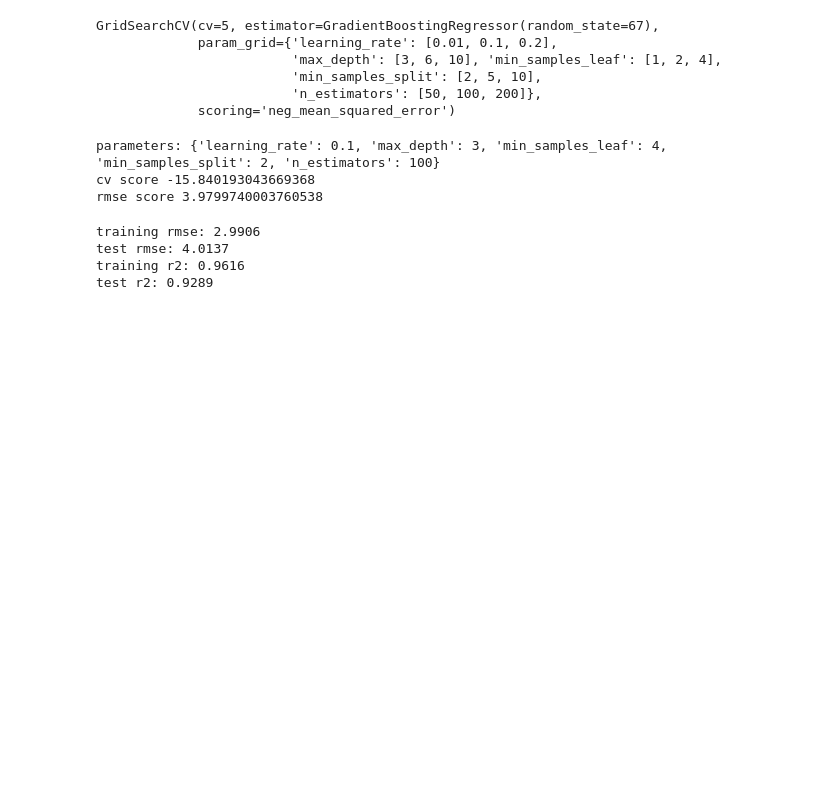
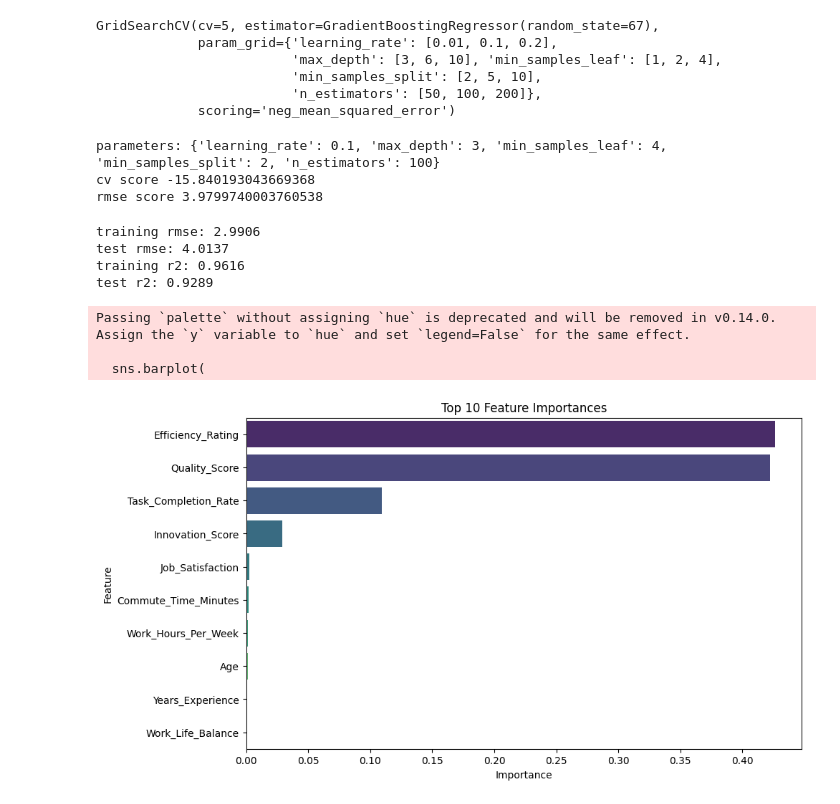
Before and after one commit to CS133-DataVisualization/term-project-couch-potatoes-group-5, a Jupyter notebook: xgboost.ipynb, the cells around one changed output. Cells and saved outputs as stored; diff of their text form; code cells hidden in the pictures; blank space fills up the shorter version.

Commit message:
plots

```diff
--- a/xgboost.ipynb
+++ b/xgboost.ipynb
@@ -113,3 +113,42 @@ training rmse: 2.9906
 test rmse: 4.0137
 training r2: 0.9616
 test r2: 0.9289
+# %%
+import seaborn as sns
+import matplotlib.pyplot as plt
+
+best_model = grid_search.best_estimator_
+
+num_features = preprocessor.transformers_[0][2]
+cat_features = preprocessor.transformers_[1][2]
+
+num_out = preprocessor.named_transformers_['num'].get_feature_names_out(num_features)
+cat_out = preprocessor.named_transformers_['cat'].get_feature_names_out(cat_features)
+
+feature_names = list(num_out) + list(cat_out)
+
+importances = best_model.feature_importances_
+
+feature_importances_df = pd.DataFrame({
+    'Feature': feature_names,
+    'Importance': importances
+}).sort_values(by='Importance', ascending=False)
+
+feature_importances_df.head(10)
+
+plt.figure(figsize=(10, 6))
+sns.barplot(
+    x='Importance',
+    y='Feature',
+    data=feature_importances_df.head(10),
+    palette='viridis'
+)
+plt.title('Top 10 Feature Importances')
+plt.xlabel('Importance')
+plt.ylabel('Feature')
+plt.show()
+# %% [output]
+Passing `palette` without assigning `hue` is deprecated and will be removed in v0.14.0. Assign the `y` variable to `hue` and set `legend=False` for the same effect.
+
+  sns.barplot(
+[figure, added]
```
Also changed, not shown: 1 other file.
